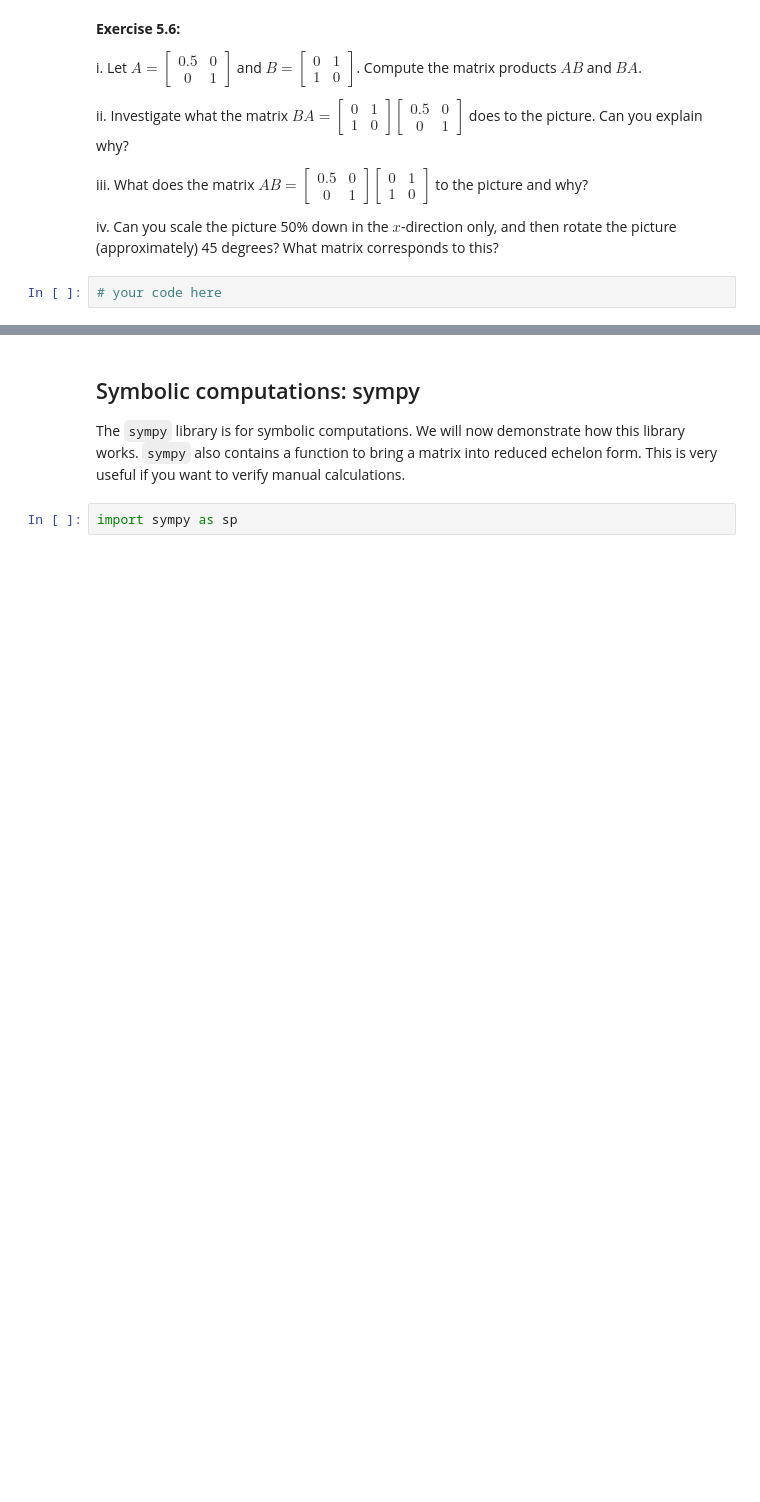
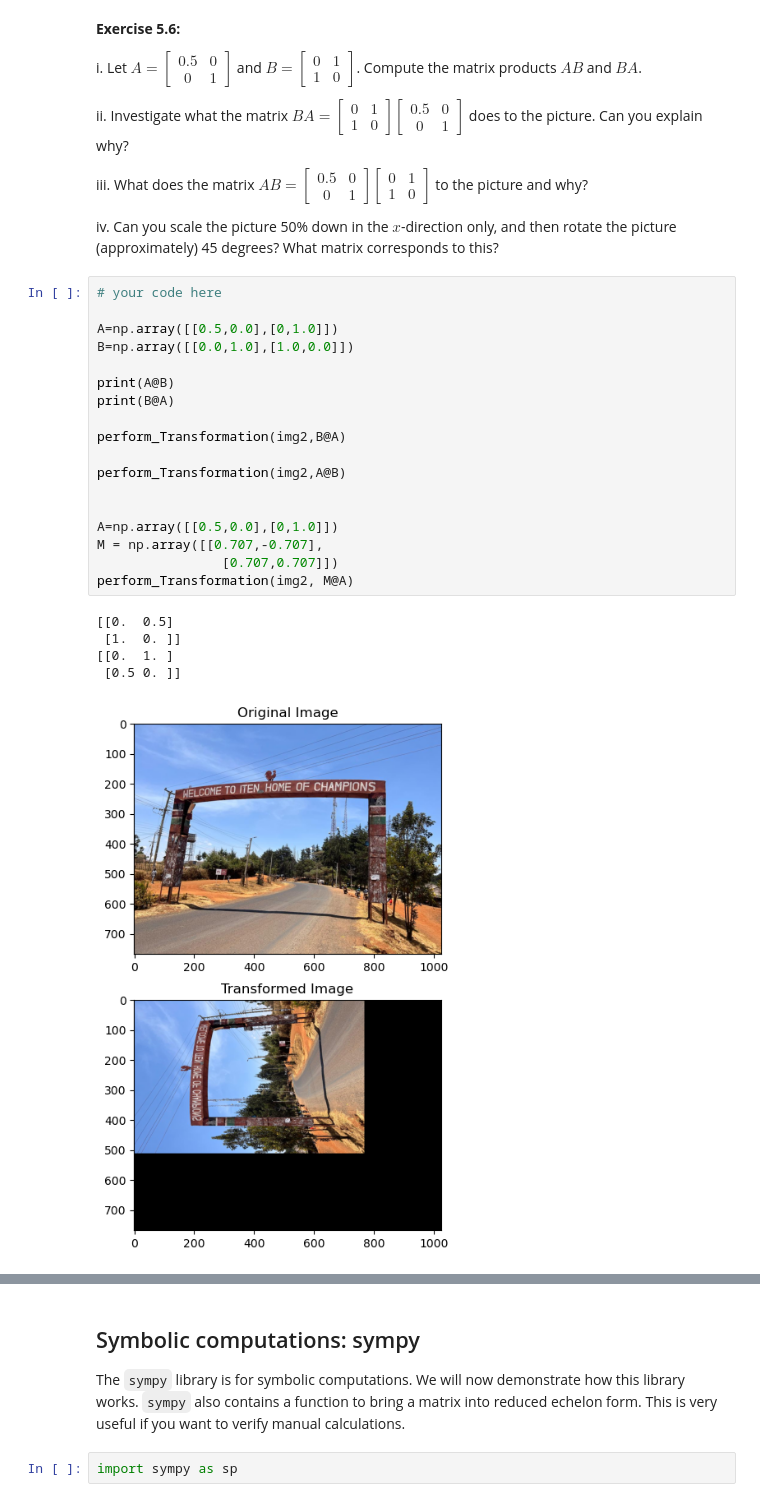
Before and after one commit to pskleer/pskleer.github.io, a Jupyter notebook: eor-python-crash-course-2025/05-lin-alg.ipynb, the cells around one changed output, grey strips where cells are left out. Cells and saved outputs as stored; diff of their text form; blank space fills up the shorter version.

```diff
--- a/eor-python-crash-course-2025/05-lin-alg.ipynb
+++ b/eor-python-crash-course-2025/05-lin-alg.ipynb
@@ -318,5 +330,27 @@ ii. Investigate what the matrix $BA= \begin{bmatrix} 0  &1 \\ 1 & 0  \end{bmatri
 iii. What does the matrix $AB = \begin{bmatrix} 0.5  &0 \\ 0 & 1  \end{bmatrix} \begin{bmatrix} 0  &1 \\ 1 & 0  \end{bmatrix}$  to the picture and why?
 
 iv. Can you scale the picture 50% down in the $x$-direction only, and then rotate the picture (approximately) 45 degrees? What matrix corresponds to this?
-# %%
-# your code here
+# %%
+# your code here
+
+A=np.array([[0.5,0.0],[0,1.0]])
+B=np.array([[0.0,1.0],[1.0,0.0]])
+
+print(A@B)
+print(B@A)
+
+perform_Transformation(img2,B@A)
+
+perform_Transformation(img2,A@B)
+
+
+A=np.array([[0.5,0.0],[0,1.0]])
+M = np.array([[0.707,-0.707],
+                [0.707,0.707]])
+perform_Transformation(img2, M@A)
+# %% [output]
+[[0.  0.5]
+ [1.  0. ]]
+[[0.  1. ]
+ [0.5 0. ]]
+[figure, added]
```
Also changed, not shown: parts of 6 cells of this notebook, 19 other files.
